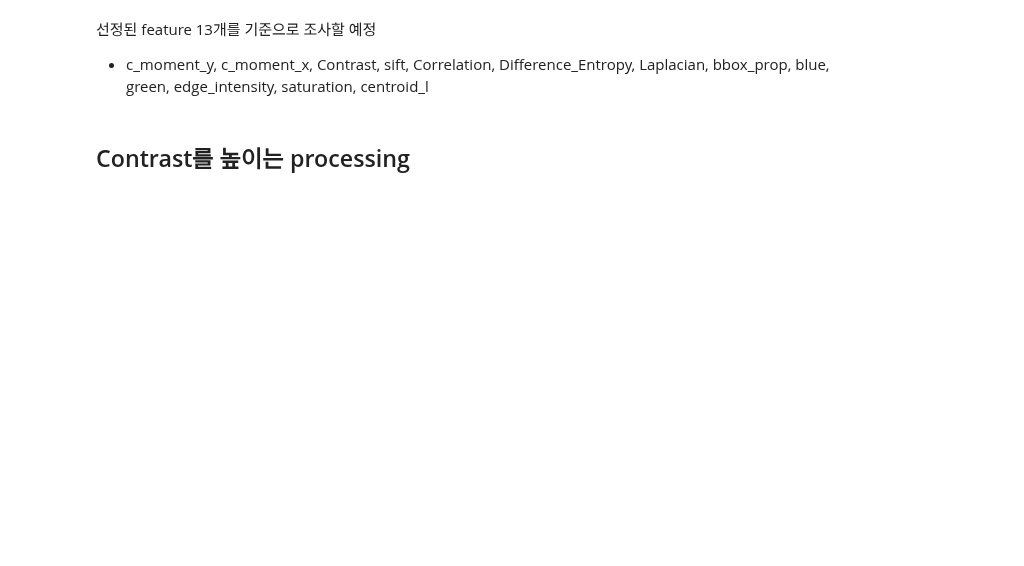
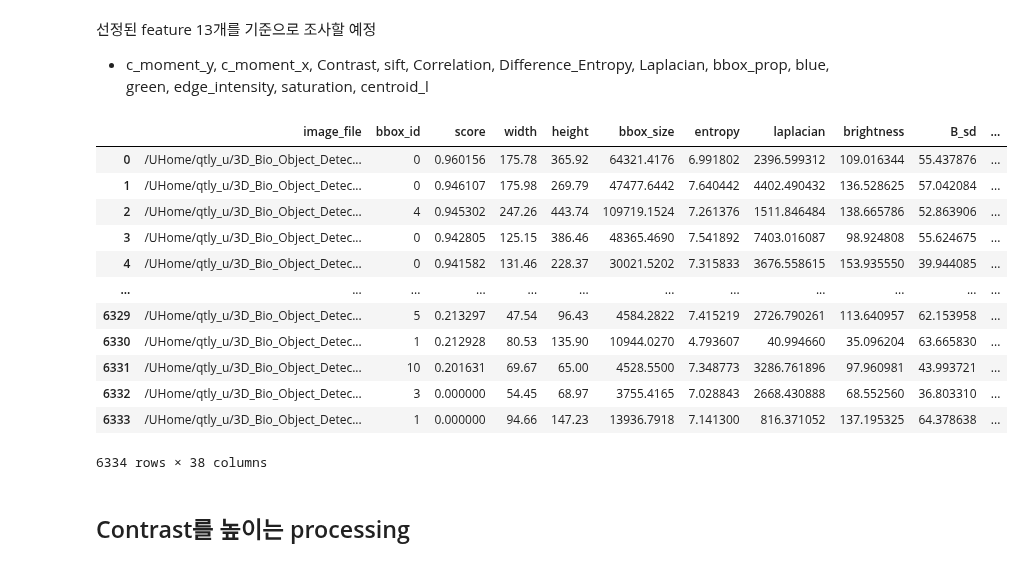
Before and after one commit to yuuhey/image_preprocessing, a Jupyter notebook: image_processing/sample_processing.ipynb, the cells around one changed output. Saved outputs shown, nothing was run; the diff lists cells and outputs as text; code cells hidden in the pictures; blank space fills up the shorter version.

```diff
--- a/image_processing/sample_processing.ipynb
+++ b/image_processing/sample_processing.ipynb
@@ -69,5 +81,21 @@ plt.show()
 # %% [markdown]
 선정된 feature 13개를 기준으로 조사할 예정
 - c_moment_y, c_moment_x, Contrast, sift, Correlation, Difference_Entropy, Laplacian, bbox_prop, blue, green, edge_intensity, saturation, centroid_l
+# %%
+bbox_df
+# %% [output]
+|  | image_file | bbox_id | score | width | height | bbox_size | entropy | laplacian | brightness | B_sd | ... |
+| 0 | /UHome/qtly_u/3D_Bio_Object_Detec... | 0 | 0.960156 | 175.78 | 365.92 | 64321.4176 | 6.991802 | 2396.599312 | 109.016344 | 55.437876 | ... |
+| 1 | /UHome/qtly_u/3D_Bio_Object_Detec... | 0 | 0.946107 | 175.98 | 269.79 | 47477.6442 | 7.640442 | 4402.490432 | 136.528625 | 57.042084 | ... |
+| 2 | /UHome/qtly_u/3D_Bio_Object_Detec... | 4 | 0.945302 | 247.26 | 443.74 | 109719.1524 | 7.261376 | 1511.846484 | 138.665786 | 52.863906 | ... |
+| 3 | /UHome/qtly_u/3D_Bio_Object_Detec... | 0 | 0.942805 | 125.15 | 386.46 | 48365.4690 | 7.541892 | 7403.016087 | 98.924808 | 55.624675 | ... |
+| 4 | /UHome/qtly_u/3D_Bio_Object_Detec... | 0 | 0.941582 | 131.46 | 228.37 | 30021.5202 | 7.315833 | 3676.558615 | 153.935550 | 39.944085 | ... |
+| ... | ... | ... | ... | ... | ... | ... | ... | ... | ... | ... | ... |
+| 6329 | /UHome/qtly_u/3D_Bio_Object_Detec... | 5 | 0.213297 | 47.54 | 96.43 | 4584.2822 | 7.415219 | 2726.790261 | 113.640957 | 62.153958 | ... |
+| 6330 | /UHome/qtly_u/3D_Bio_Object_Detec... | 1 | 0.212928 | 80.53 | 135.90 | 10944.0270 | 4.793607 | 40.994660 | 35.096204 | 63.665830 | ... |
+| 6331 | /UHome/qtly_u/3D_Bio_Object_Detec... | 10 | 0.201631 | 69.67 | 65.00 | 4528.5500 | 7.348773 | 3286.761896 | 97.960981 | 43.993721 | ... |
+| 6332 | /UHome/qtly_u/3D_Bio_Object_Detec... | 3 | 0.000000 | 54.45 | 68.97 | 3755.4165 | 7.028843 | 2668.430888 | 68.552560 | 36.803310 | ... |
+| 6333 | /UHome/qtly_u/3D_Bio_Object_Detec... | 1 | 0.000000 | 94.66 | 147.23 | 13936.7918 | 7.141300 | 816.371052 | 137.195325 | 64.378638 | ... |
+6334 rows × 38 columns
 # %% [markdown]
 ## Contrast를 높이는 processing
```
Also changed, not shown: parts of 19 cells of this notebook, 5 other files.
